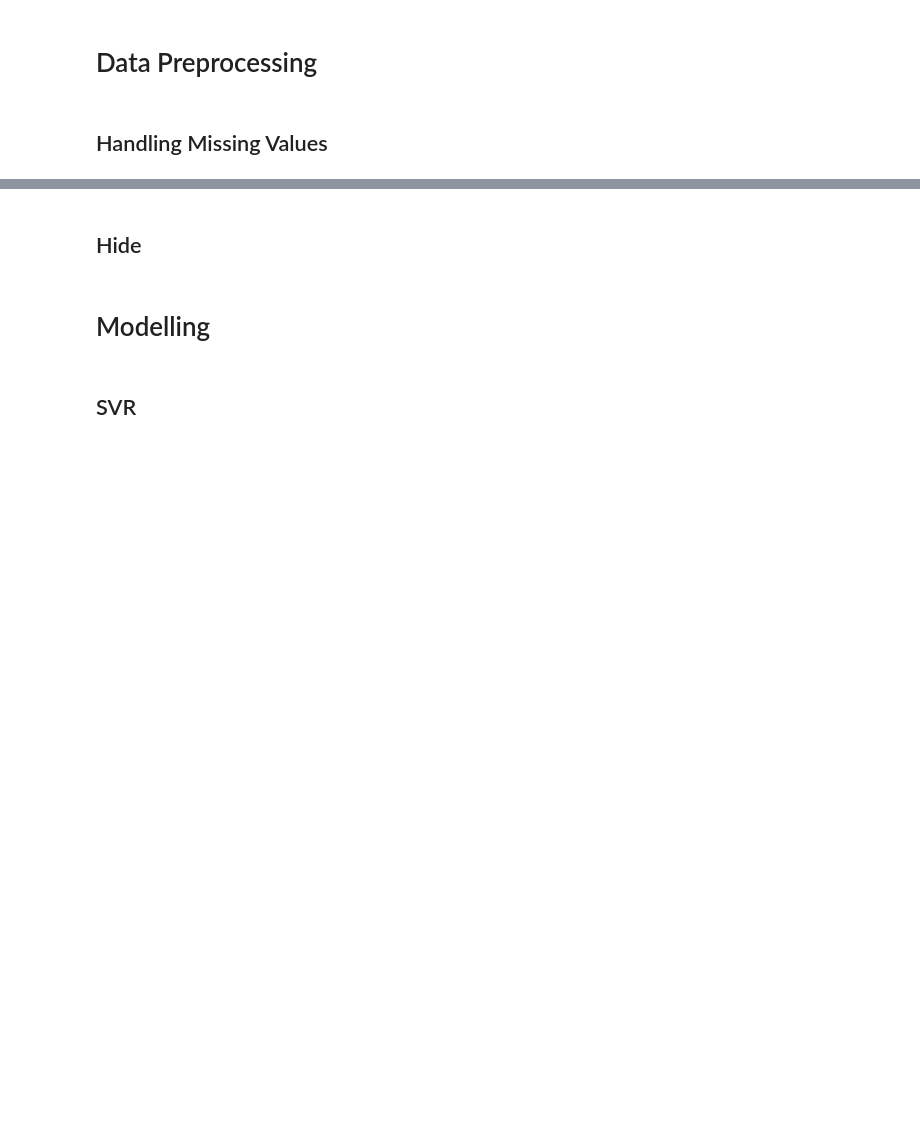
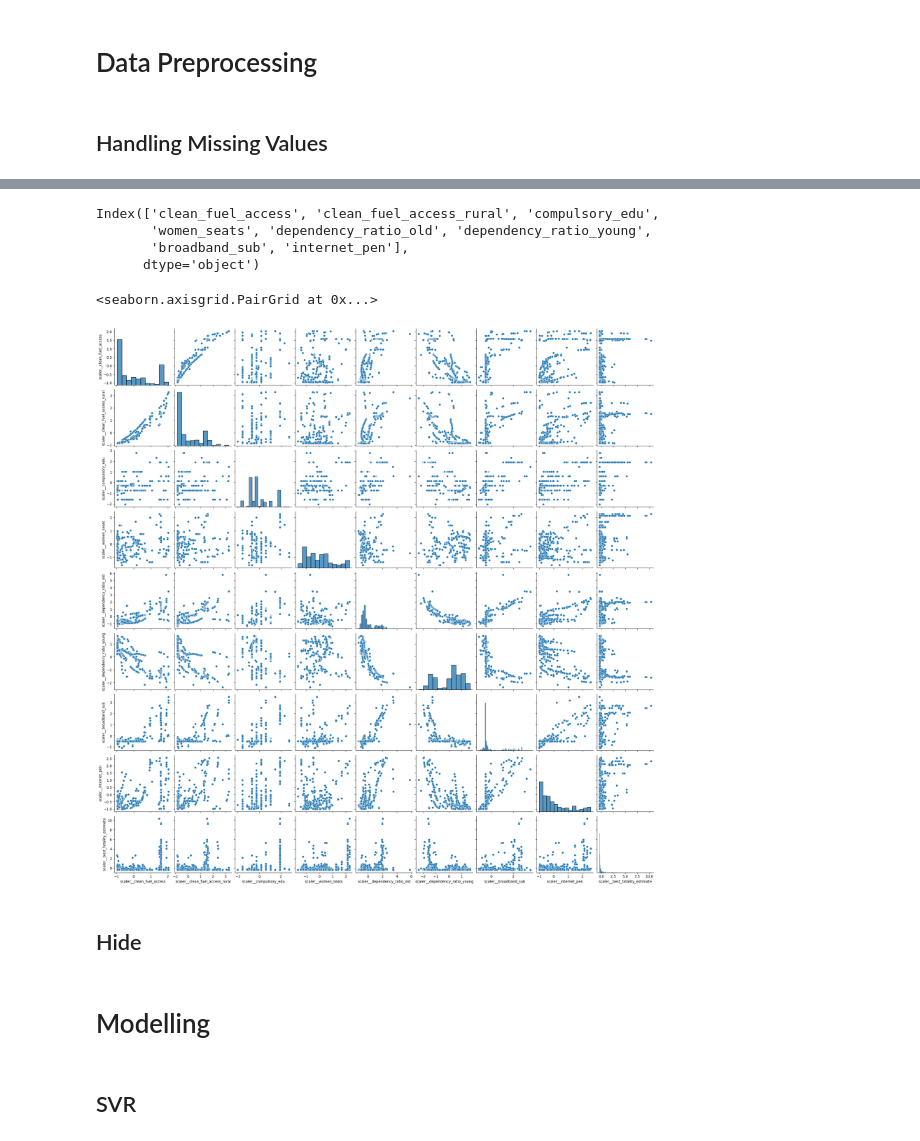
Before and after one commit to shahiryar/conflict-modelling, a Jupyter notebook: Conflict_Prediction.ipynb, the cells around one changed output, grey strips where cells are left out. Drawn from its saved outputs; the diff is of its cells as text; code cells hidden in the pictures; blank space fills up the shorter version.

```diff
--- a/Conflict_Prediction.ipynb
+++ b/Conflict_Prediction.ipynb
@@ -276,0 +305,11 @@ X.iloc[:,:-1]
+# %%
+def smart_imputer(df):
+  from sklearn.experimental import enable_iterative_imputer
+  from sklearn.impute import IterativeImputer
+
+  imptr = IterativeImputer(random_state=1)
+  imptr.fit(df)
+  return imptr
+# %%
+imputer = smart_imputer(df)
+imputer.transform(df)
@@ -276,0 +318,3 @@ X.iloc[:,:-1]
+# %%
+df = pd.DataFrame(data = imputer.transform(df), columns=imputer.get_feature_names_out())
+df.head()
@@ -287,4 +364,11 @@ X = X.join(encoded_country)
 X_train, X_test, y_train, y_test = train_test_split(X, y, test_size=0.2, random_state=39)
+# %%
+X.columns
+# %% [output]
+Index(['clean_fuel_access', 'clean_fuel_access_rural', 'compulsory_edu',
+       'women_seats', 'dependency_ratio_old', 'dependency_ratio_young',
+       'broadband_sub', 'internet_pen'],
+      dtype='object')
 # %%
 from sklearn.preprocessing import StandardScaler
 from sklearn.compose import ColumnTransformer
@@ -295,0 +381,14 @@ test_scaled = ct.fit_transform(X_test)
+# %%
+from sklearn.preprocessing import StandardScaler
+from sklearn.compose import ColumnTransformer
+
+columns_to_scale = df.columns
+ct_df = ColumnTransformer([('scaler', StandardScaler(), columns_to_scale)], remainder='passthrough')
+# %%
+## EDA of df
+import seaborn as sns
+
+sns.pairplot(pd.DataFrame(data = ct_df.transform(df), columns=ct_df.get_feature_names_out()))
+# %% [output]
+<seaborn.axisgrid.PairGrid at 0x...>
+[figure, added]
```
Also changed, not shown: parts of 39 cells of this notebook.
